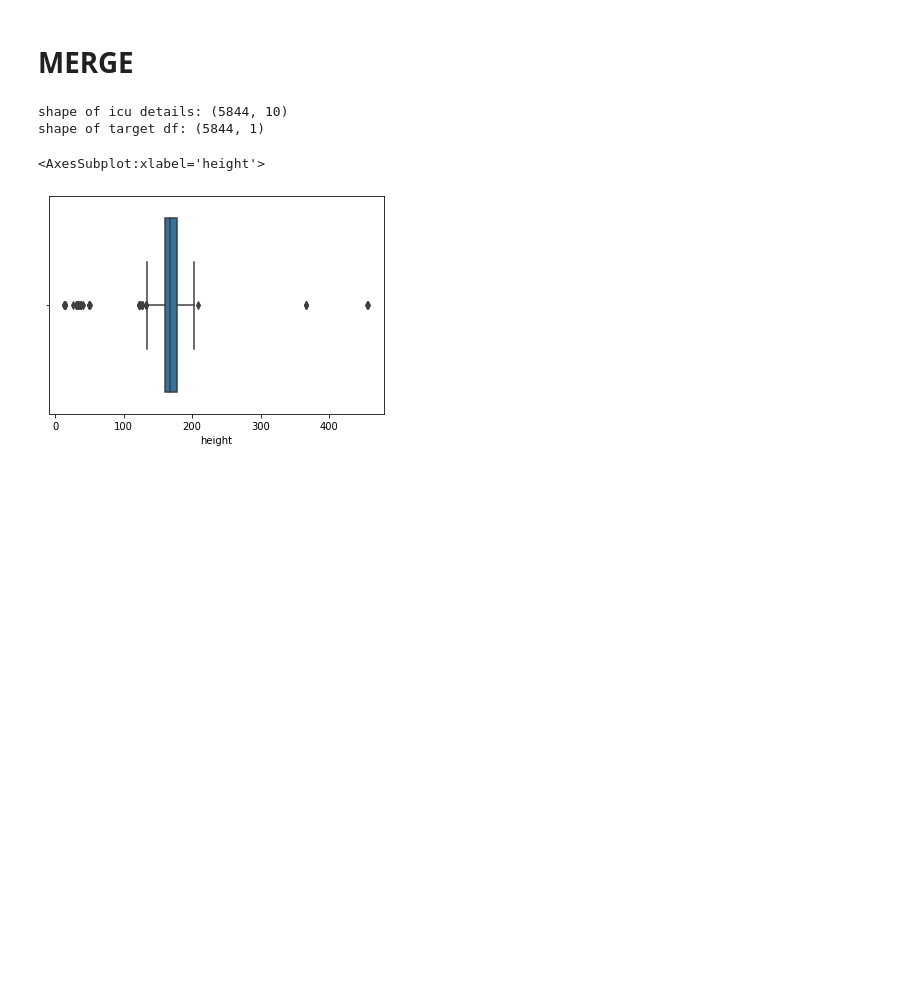
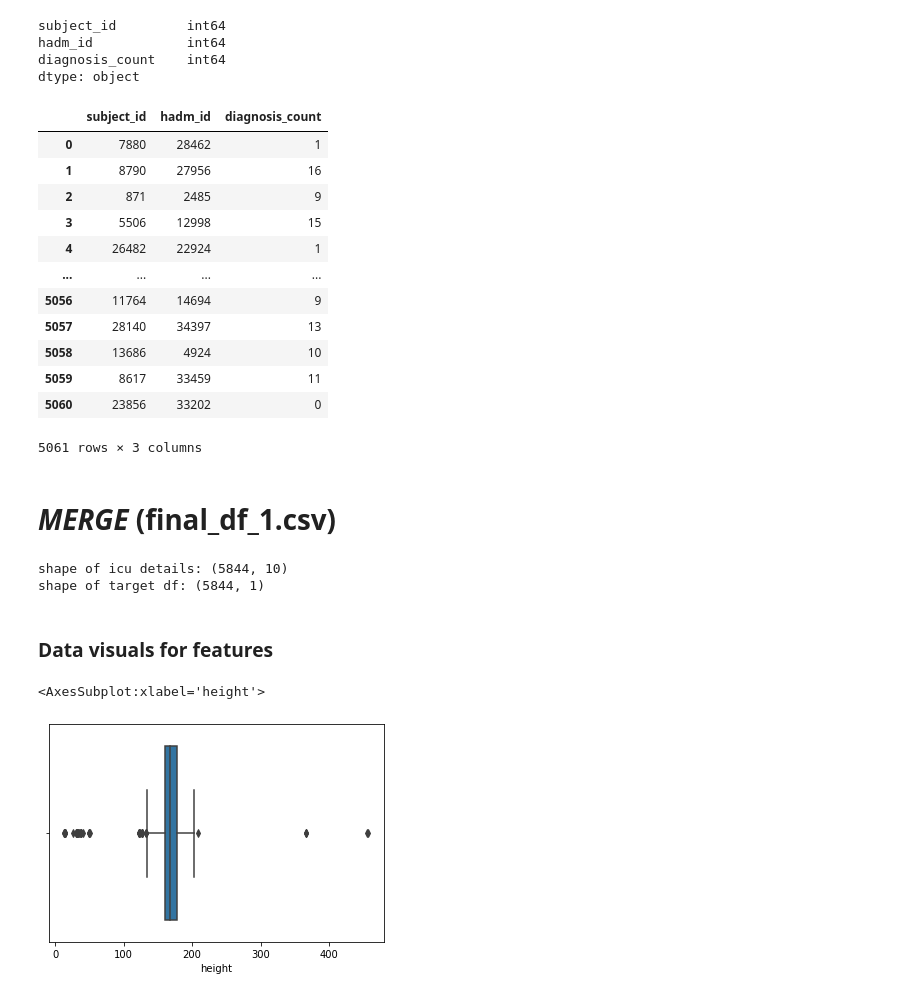
Before and after one commit to mhaque-spec/ICU-stays-prediction, a Jupyter notebook: Feature-Engineering-Data-Merge.ipynb, the cells around one changed output. Drawn from its saved outputs; the diff is of its cells as text; code cells hidden in the pictures; blank space fills up the shorter version.

```diff
--- a/Feature-Engineering-Data-Merge.ipynb
+++ b/Feature-Engineering-Data-Merge.ipynb
@@ -117,0 +214,5 @@ icu_stay_det = icu_stay_det.drop(['dob','dod','icustay_seq','expire_flg','subjec
+# %%
+diagnosis_countList = icd9_diag.diagnosis.map(diagWordCount)
+# %%
+for i in range(0,len(diagnosis_countList)):
+    diagnosis_countList[i] = diagnosis_countList[i][0]
@@ -118,5 +241,28 @@ icu_stay_det = icu_stay_det.drop(['dob','dod','icustay_seq','expire_flg','subjec
+# %%
+icd9_diag.dtypes
+# %% [output]
+subject_id         int64
+hadm_id            int64
+diagnosis_count    int64
+dtype: object
+# %%
+icd9_diag
+# %% [output]
+|  | subject_id | hadm_id | diagnosis_count |
+| 0 | 7880 | 28462 | 1 |
+| 1 | 8790 | 27956 | 16 |
+| 2 | 871 | 2485 | 9 |
+| 3 | 5506 | 12998 | 15 |
+| 4 | 26482 | 22924 | 1 |
+| ... | ... | ... | ... |
+| 5056 | 11764 | 14694 | 9 |
+| 5057 | 28140 | 34397 | 13 |
+| 5058 | 13686 | 4924 | 10 |
+| 5059 | 8617 | 33459 | 11 |
+| 5060 | 23856 | 33202 | 0 |
+5061 rows × 3 columns
 # %% [markdown]
-# MERGE
+# ***MERGE*** (final_df_1.csv)
 # %%
 print('shape of icu details:',icu_stay_det.shape)
 print('shape of target df:',target_ICUstay.shape)
@@ -132,6 +278,8 @@ merge_target_detail_drg_demo_med_dose = pd.merge(merge_target_detail_drg_demo_me
 merge_target_detail_drg_demo_med_dose_io = pd.merge(merge_target_detail_drg_demo_med_dose,io_dur_feature,how='left',left_on = ['subject_id','icustay_id'],right_on =['subject_id','icustay_id'])
 
 final_df = pd.merge(merge_target_detail_drg_demo_med_dose_io,no_chart_feature,how='left',left_on = ['subject_id','icustay_id'],right_on =['subject_id','icustay_id'])
+# %% [markdown]
+### Data visuals for features
 # %%
 sns.boxplot(final_df.height)
 # %% [output]
```
Also changed, not shown: parts of 33 cells of this notebook, 3 other files.
